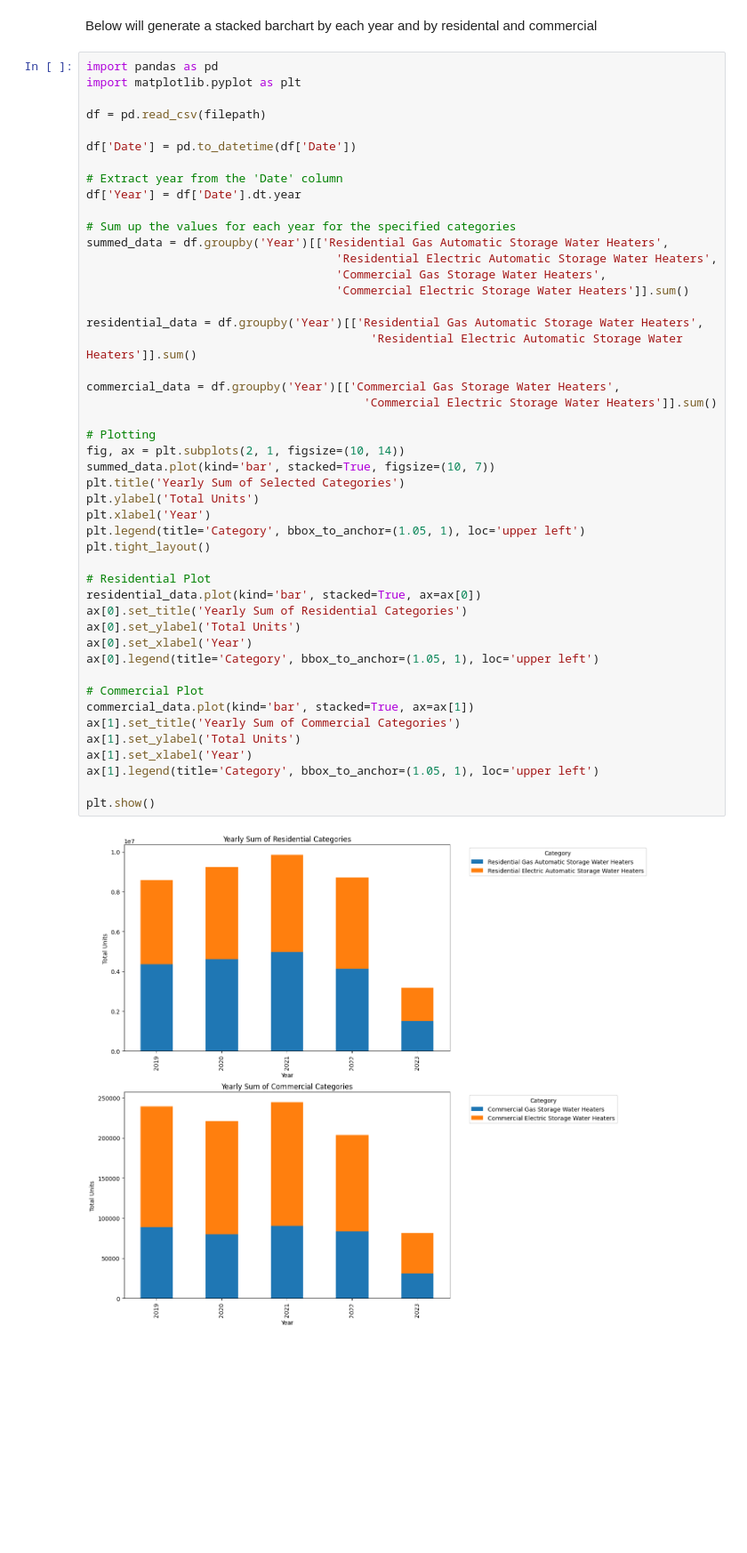
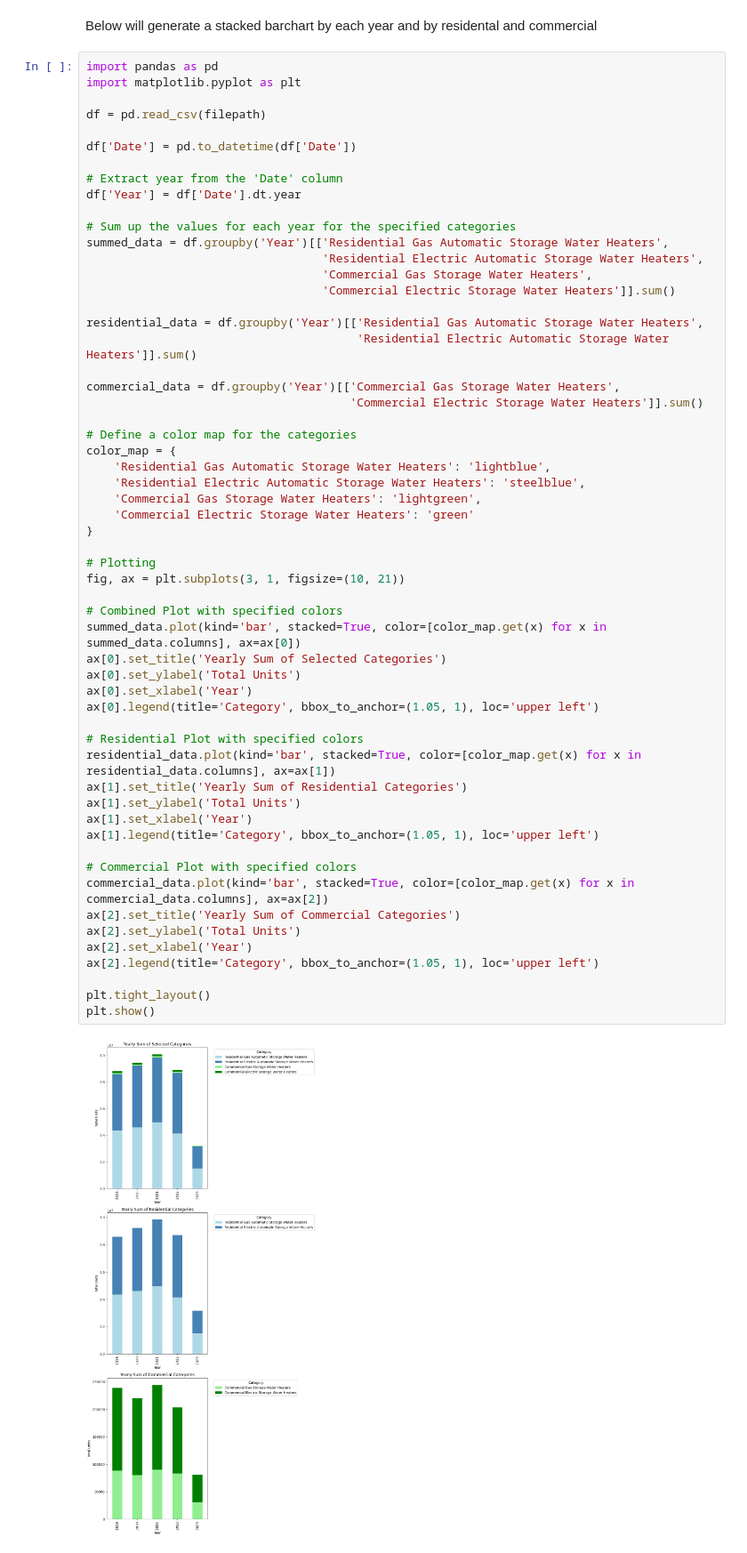
Before and after one commit to JadenFaste/AHRIData, a Jupyter notebook: AHRIAnalysis.ipynb, the cells around one changed output. Shown at 89% size. Saved outputs shown, nothing was run; the diff lists cells and outputs as text; blank space fills up the shorter version.

Commit message:
Adjusted colors to bar charts

```diff
--- a/AHRIAnalysis.ipynb
+++ b/AHRIAnalysis.ipynb
@@ -80,49 +80,59 @@ Below will generate a stacked barchart by each year and by residental and commer
 # %%
 import pandas as pd
 import matplotlib.pyplot as plt
 
 df = pd.read_csv(filepath)
 
 df['Date'] = pd.to_datetime(df['Date'])
 
 # Extract year from the 'Date' column
 df['Year'] = df['Date'].dt.year
 
 # Sum up the values for each year for the specified categories
 summed_data = df.groupby('Year')[['Residential Gas Automatic Storage Water Heaters',
-                                    'Residential Electric Automatic Storage Water Heaters',
-                                    'Commercial Gas Storage Water Heaters',
-                                    'Commercial Electric Storage Water Heaters']].sum()
+                                  'Residential Electric Automatic Storage Water Heaters',
+                                  'Commercial Gas Storage Water Heaters',
+                                  'Commercial Electric Storage Water Heaters']].sum()
 
 residential_data = df.groupby('Year')[['Residential Gas Automatic Storage Water Heaters',
-                                         'Residential Electric Automatic Storage Water Heaters']].sum()
+                                       'Residential Electric Automatic Storage Water Heaters']].sum()
 
 commercial_data = df.groupby('Year')[['Commercial Gas Storage Water Heaters',
-                                        'Commercial Electric Storage Water Heaters']].sum()
+                                      'Commercial Electric Storage Water Heaters']].sum()
+
+# Define a color map for the categories
+color_map = {
+    'Residential Gas Automatic Storage Water Heaters': 'lightblue',
+    'Residential Electric Automatic Storage Water Heaters': 'steelblue',
+    'Commercial Gas Storage Water Heaters': 'lightgreen',
+    'Commercial Electric Storage Water Heaters': 'green'
+}
 
 # Plotting
-fig, ax = plt.subplots(2, 1, figsize=(10, 14))
-summed_data.plot(kind='bar', stacked=True, figsize=(10, 7))
-plt.title('Yearly Sum of Selected Categories')
-plt.ylabel('Total Units')
-plt.xlabel('Year')
-plt.legend(title='Category', bbox_to_anchor=(1.05, 1), loc='upper left')
-plt.tight_layout()
+fig, ax = plt.subplots(3, 1, figsize=(10, 21))
 
-# Residential Plot
-residential_data.plot(kind='bar', stacked=True, ax=ax[0])
-ax[0].set_title('Yearly Sum of Residential Categories')
+# Combined Plot with specified colors
+summed_data.plot(kind='bar', stacked=True, color=[color_map.get(x) for x in summed_data.columns], ax=ax[0])
+ax[0].set_title('Yearly Sum of Selected Categories')
 ax[0].set_ylabel('Total Units')
 ax[0].set_xlabel('Year')
 ax[0].legend(title='Category', bbox_to_anchor=(1.05, 1), loc='upper left')
 
-# Commercial Plot
-commercial_data.plot(kind='bar', stacked=True, ax=ax[1])
-ax[1].set_title('Yearly Sum of Commercial Categories')
+# Residential Plot with specified colors
+residential_data.plot(kind='bar', stacked=True, color=[color_map.get(x) for x in residential_data.columns], ax=ax[1])
+ax[1].set_title('Yearly Sum of Residential Categories')
 ax[1].set_ylabel('Total Units')
 ax[1].set_xlabel('Year')
 ax[1].legend(title='Category', bbox_to_anchor=(1.05, 1), loc='upper left')
 
+# Commercial Plot with specified colors
+commercial_data.plot(kind='bar', stacked=True, color=[color_map.get(x) for x in commercial_data.columns], ax=ax[2])
+ax[2].set_title('Yearly Sum of Commercial Categories')
+ax[2].set_ylabel('Total Units')
+ax[2].set_xlabel('Year')
+ax[2].legend(title='Category', bbox_to_anchor=(1.05, 1), loc='upper left')
+
+plt.tight_layout()
 plt.show()
 # %% [output]
-[figure, old version]
+[figure, new version]
```
Also changed, not shown: parts of 1 cell of this notebook.
